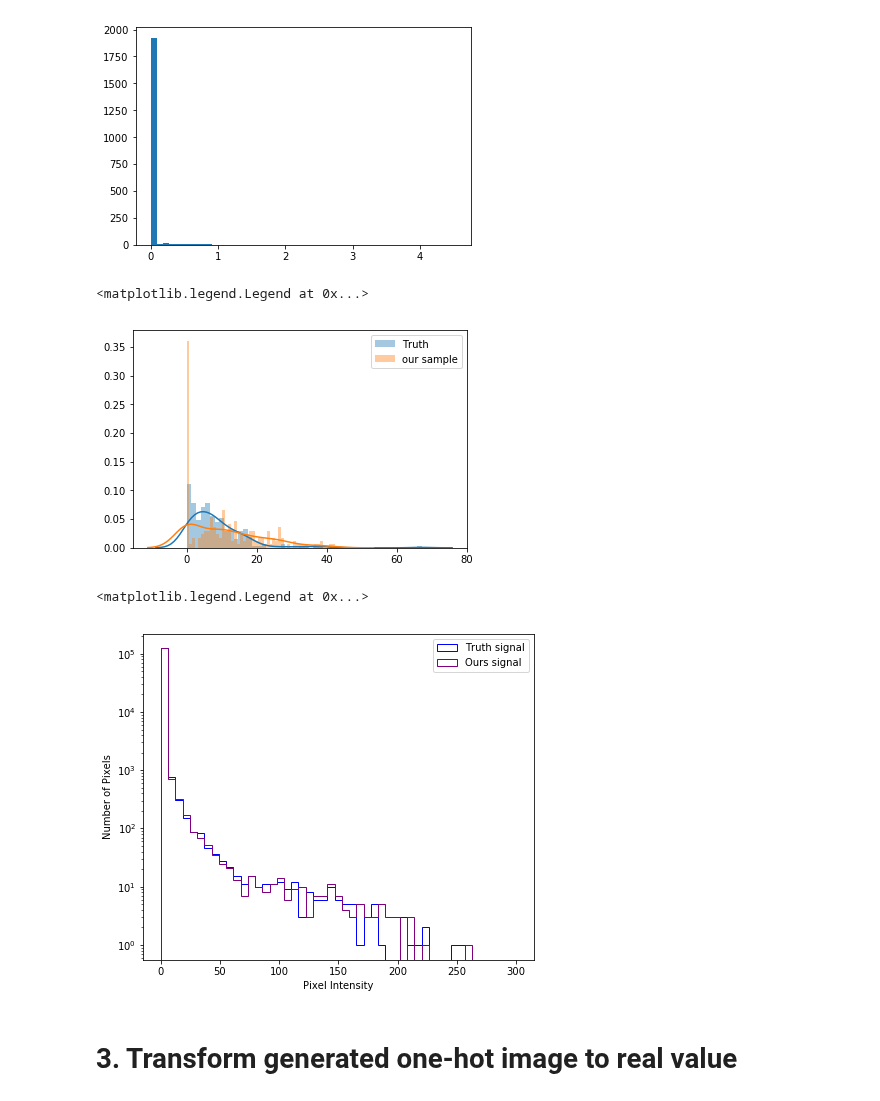
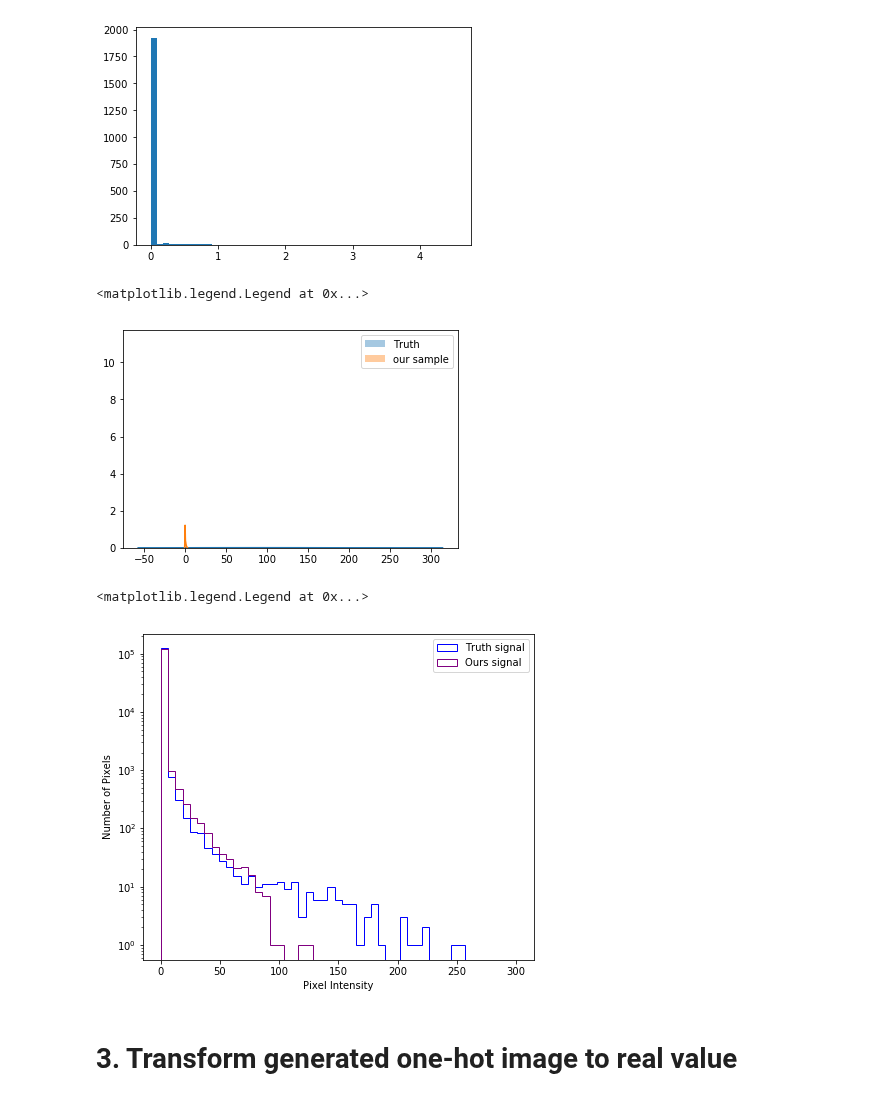
Before and after one commit to adamlu123/SparseImageFlows, a Jupyter notebook: Notebooks/quantize_image.ipynb, the cells around one changed output. Drawn from its saved outputs; the diff is of its cells as text; code cells hidden in the pictures.

```diff
--- a/Notebooks/quantize_image.ipynb
+++ b/Notebooks/quantize_image.ipynb
@@ -165,7 +165,7 @@ sampledir = '/extra/yadongl10/BIG_sandbox/SparseImageFlows_result' +\
 
 #
 
-with open(sampledir+'/background_Mix_discretized_sample_55.pkl', 'rb') as f:
+with open(sampledir+'/background_Mix_discretized_sample_95.pkl', 'rb') as f:
     x = pkl.load(f)
 sample_sg = np.asarray(x)[:, :].reshape(-1, 25, 25)
 print(sample_sg.shape, sample_sg.max(), sample_sg.min())
@@ -195,18 +195,18 @@ array([ 0.,  0.,  0., ...,  0.,  0.,  0.])
 # %%
 import seaborn as sns
 x=12
-y=11
+y=12
 n = 200
 
 pixel_bg = sample_sg[:,x,y]
 pixel = image[:200,x,y]
 x = np.linspace(0.0,200,1000)
 sns.distplot(pixel, label='Truth', bins=50)
 sns.distplot(pixel_bg, label='our sample', bins=50)
 plt.legend()
 # %% [output]
 <matplotlib.legend.Legend at 0x...>
-[figure, old version]
+[figure, new version]
 # %%
 fig, ax = plt.subplots(figsize=(7, 6))
 
@@ -223,7 +223,7 @@ plt.yscale('log')
 plt.legend(loc='upper right')
 # %% [output]
 <matplotlib.legend.Legend at 0x...>
-[figure, old version]
+[figure, new version]
 # %% [markdown]
 # 3. Transform generated one-hot image to real value
 # %% [markdown]
```
Also changed, not shown: parts of 14 cells of this notebook, 3 other files.
